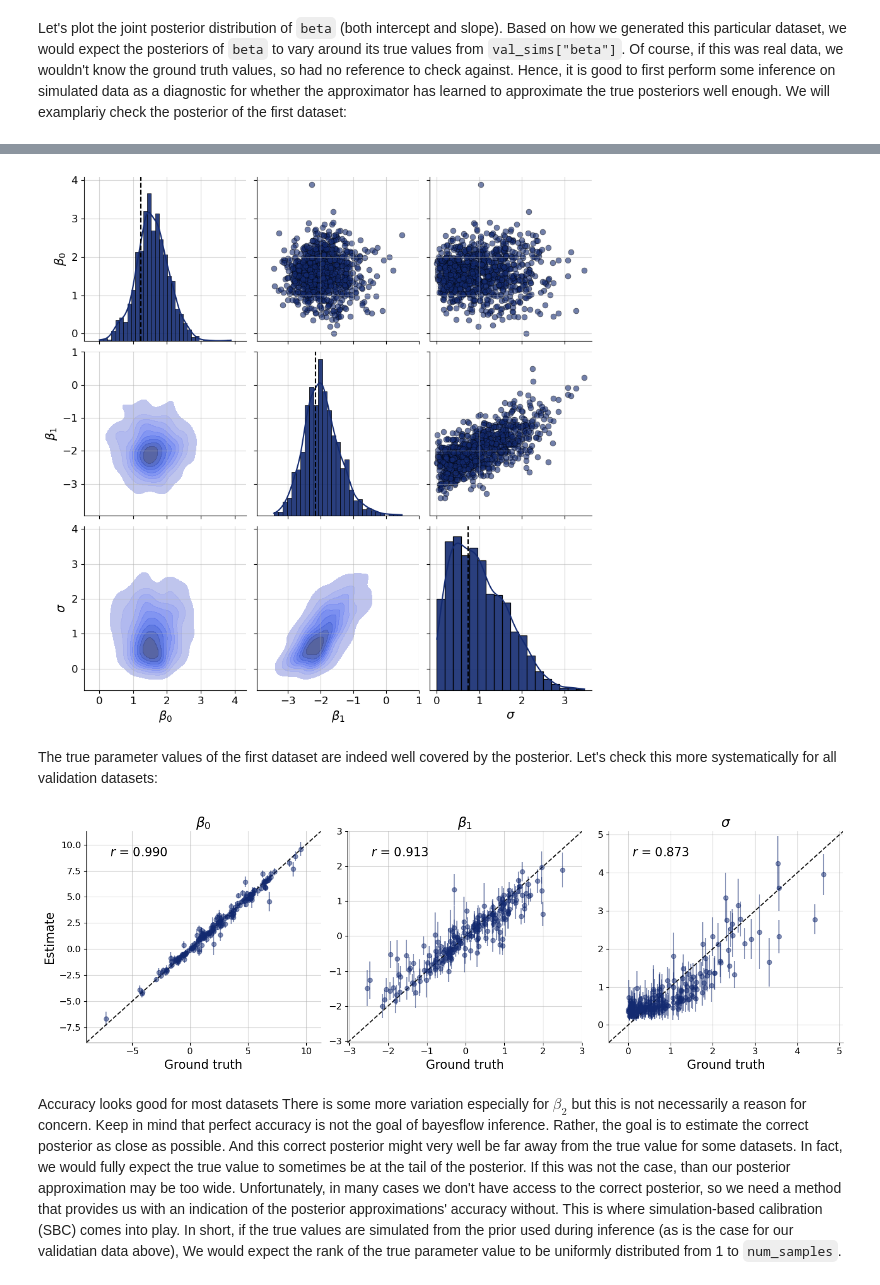
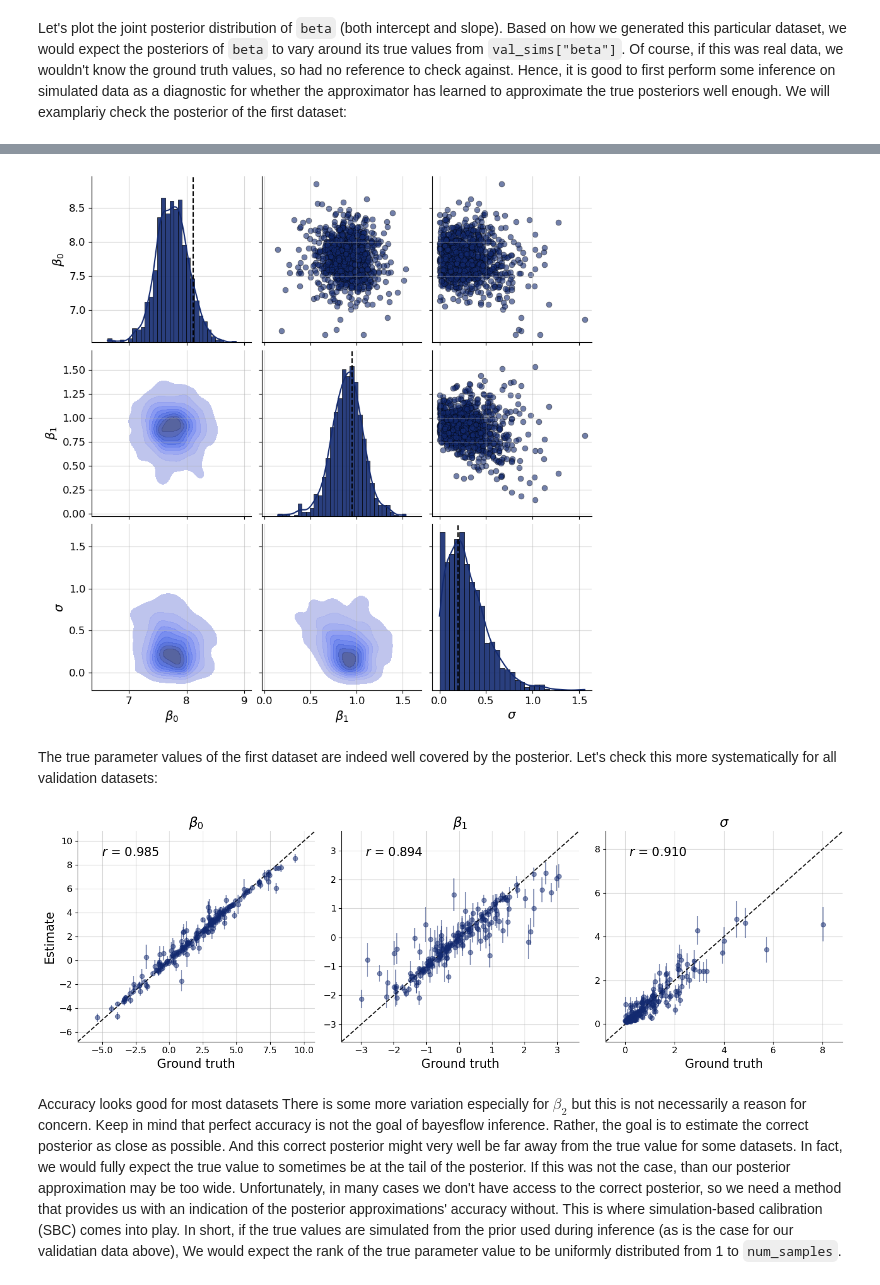
Before and after one commit to han-ol/BayesFlow, a Jupyter notebook: examples/Linear_Regression_Starter.ipynb, the cells around one changed output, grey strips where cells are left out. Cells and saved outputs as stored; diff of their text form; code cells hidden in the pictures.

```diff
--- a/examples/Linear_Regression_Starter.ipynb
+++ b/examples/Linear_Regression_Starter.ipynb
@@ -221,7 +213,7 @@ approximator = bf.ContinuousApproximator(
 # %% [markdown]
 We define some training hyperparameters such as the learning rate and optimization algorithm to apply before compile the approximator with these choices.
 # %%
-epochs = 3
+epochs = 30
 num_batches = 128
 batch_size = 64
 learning_rate = keras.optimizers.schedules.CosineDecay(5e-4, decay_steps=epochs*num_batches, alpha=1e-6)
@@ -297,21 +269,22 @@ f = bf.diagnostics.plots.pairs_posterior(
 # %%
-# plot corresponding posterior samples
 f = bf.diagnostics.plots.pairs_posterior(
-    post_draws, val_sims,
+    estimates=post_draws,
+    targets=val_sims,
     dataset_id=0,
     variable_names=par_names,
 )
 # %% [output]
-[figure, old version]
+[figure, new version]
 # %% [markdown]
 The true parameter values of the first dataset are indeed well covered by the posterior. Let's check this more systematically for all validation datasets:
 # %%
 f = bf.diagnostics.plots.recovery(
-    post_draws, val_sims,
+    estimates=post_draws,
+    targets=val_sims,
     variable_names=par_names
 )
 # %% [output]
-[figure, old version]
+[figure, new version]
 # %% [markdown]
 Accuracy looks good for most datasets There is some more variation especially for $\beta_2$ but this is not necessarily a reason for concern. Keep in mind that perfect accuracy is not the goal of bayesflow inference. Rather, the goal is to estimate the correct posterior as close as possible. And this correct posterior might very well be far away from the true value for some datasets. In fact, we would fully expect the true value to sometimes be at the tail of the posterior. If this was not the case, than our posterior approximation may be too wide. Unfortunately, in many cases we don't have access to the correct posterior, so we need a method that provides us with an indication of the posterior approximations' accuracy without. This is where simulation-based calibration (SBC) comes into play. In short, if the true values are simulated from the prior used during inference (as is the case for our validatian data above), We would expect the rank of the true parameter value to be uniformly distributed from 1 to `num_samples`.
 # %% [markdown]
```
Also changed, not shown: parts of 19 cells of this notebook.
